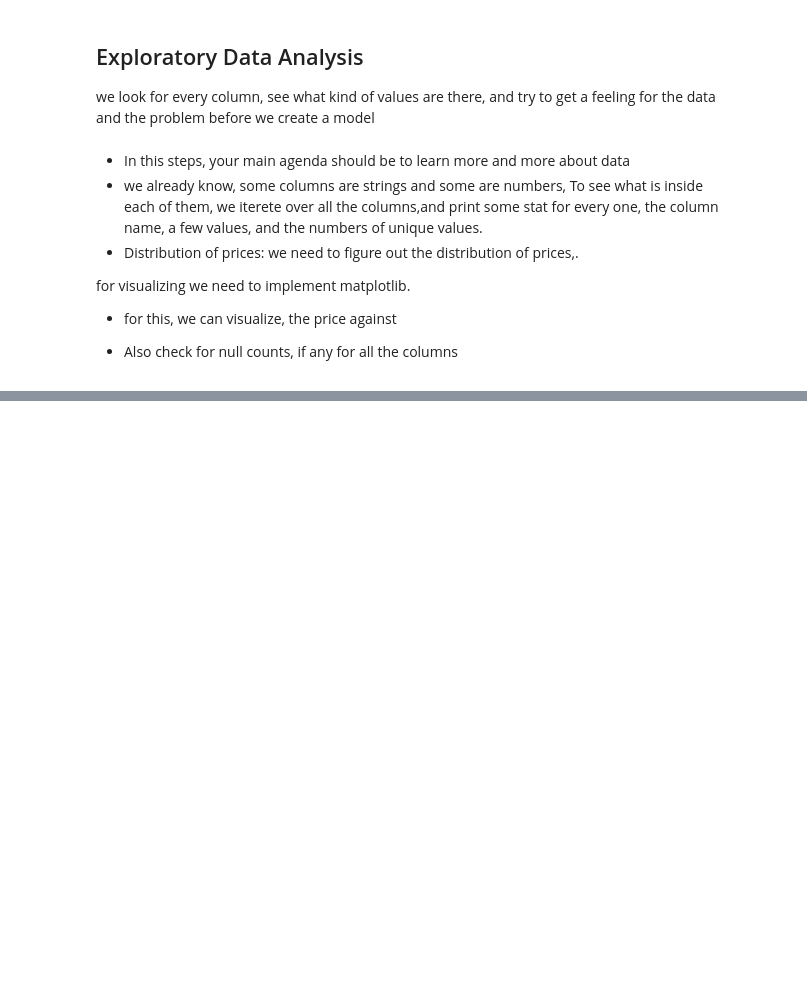
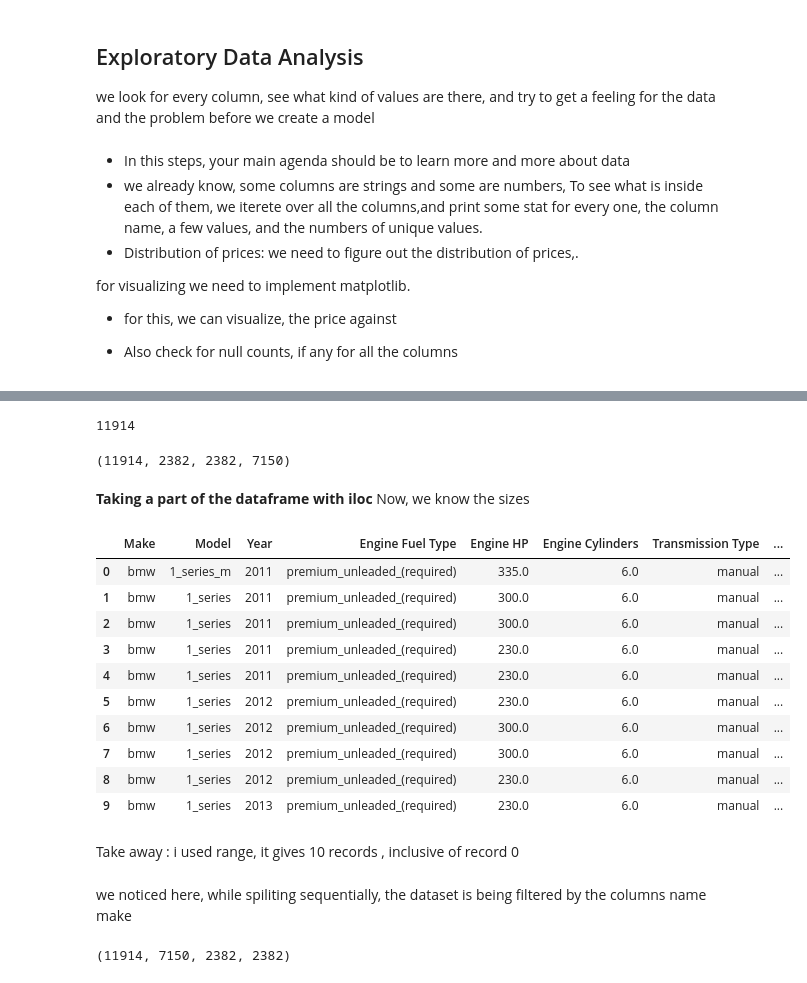
Before and after one commit to asmipandey18/Machine_learning, a Jupyter notebook: Regression_ML.ipynb, the cells around one changed output, grey strips where cells are left out. Saved outputs shown, nothing was run; the diff lists cells and outputs as text; code cells hidden in the pictures; blank space fills up the shorter version.

Commit message:
Ml part from data cleaning, EDA, data split

```diff
--- a/Regression_ML.ipynb
+++ b/Regression_ML.ipynb
@@ -187,0 +195,5 @@ for visualizing we need to implement matplotlib.
+# %%
+n = len(df)
+n
+# %% [output]
+11914
@@ -187,0 +204,22 @@ for visualizing we need to implement matplotlib.
+# %%
+n , n_Val, n_test, n_train
+# %% [output]
+(11914, 2382, 2382, 7150)
+# %% [markdown]
+**Taking a part of the dataframe with iloc** Now, we know the sizes
+# %%
+df.iloc[:10]
+# %% [output]
+|  | Make | Model | Year | Engine Fuel Type | Engine HP | Engine Cylinders | Transmission Type | ... |
+| 0 | bmw | 1_series_m | 2011 | premium_unleaded_(required) | 335.0 | 6.0 | manual | ... |
+| 1 | bmw | 1_series | 2011 | premium_unleaded_(required) | 300.0 | 6.0 | manual | ... |
+| 2 | bmw | 1_series | 2011 | premium_unleaded_(required) | 300.0 | 6.0 | manual | ... |
+| 3 | bmw | 1_series | 2011 | premium_unleaded_(required) | 230.0 | 6.0 | manual | ... |
+| 4 | bmw | 1_series | 2011 | premium_unleaded_(required) | 230.0 | 6.0 | manual | ... |
+| 5 | bmw | 1_series | 2012 | premium_unleaded_(required) | 230.0 | 6.0 | manual | ... |
+| 6 | bmw | 1_series | 2012 | premium_unleaded_(required) | 300.0 | 6.0 | manual | ... |
+| 7 | bmw | 1_series | 2012 | premium_unleaded_(required) | 300.0 | 6.0 | manual | ... |
+| 8 | bmw | 1_series | 2012 | premium_unleaded_(required) | 230.0 | 6.0 | manual | ... |
+| 9 | bmw | 1_series | 2013 | premium_unleaded_(required) | 230.0 | 6.0 | manual | ... |
+# %% [markdown]
+Take away : i used range, it gives 10 records , inclusive of record 0
@@ -187,0 +230,6 @@ for visualizing we need to implement matplotlib.
+# %% [markdown]
+we noticed here, while spiliting sequentially, the dataset is being filtered by the columns name make
+# %%
+n, n_train, n_Val, n_test
+# %% [output]
+(11914, 7150, 2382, 2382)
```
Also changed, not shown: parts of 11 cells of this notebook.
